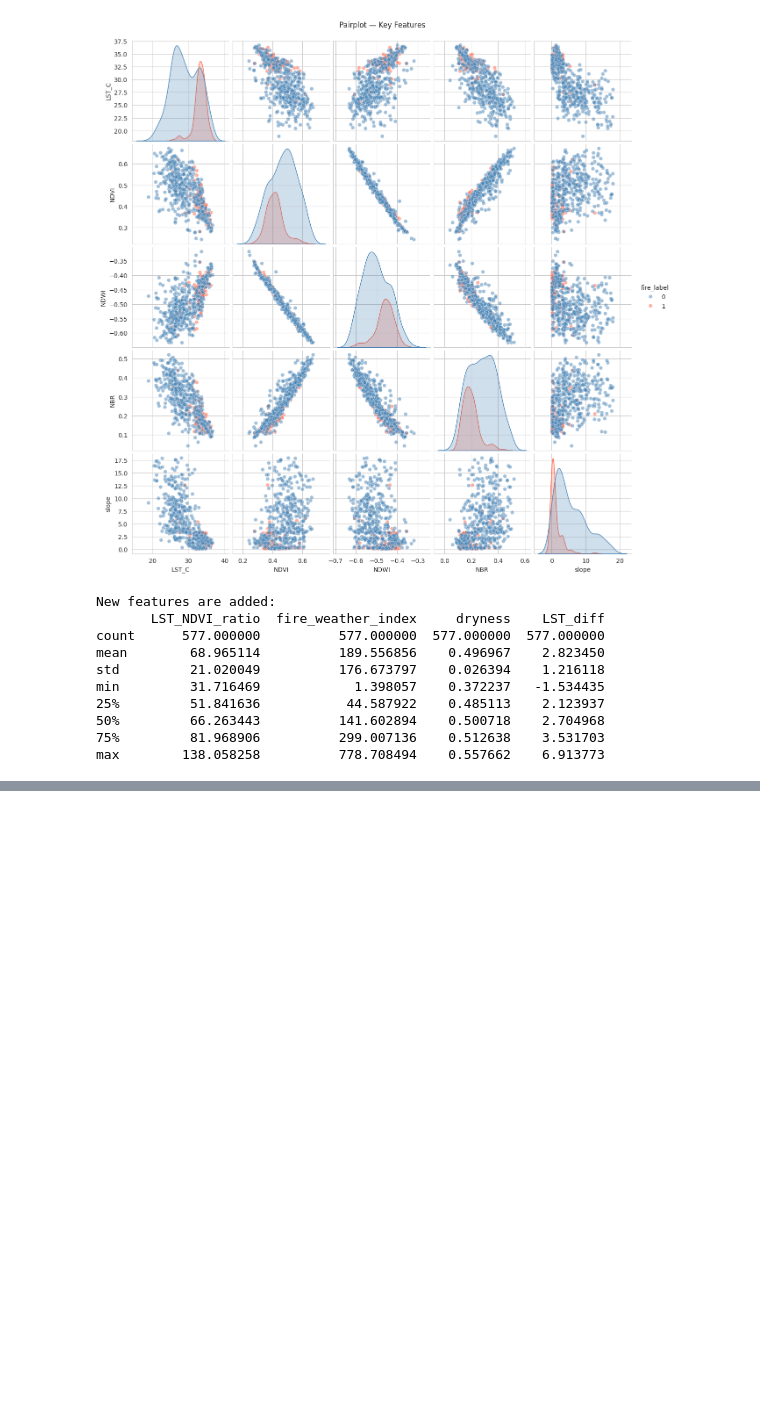
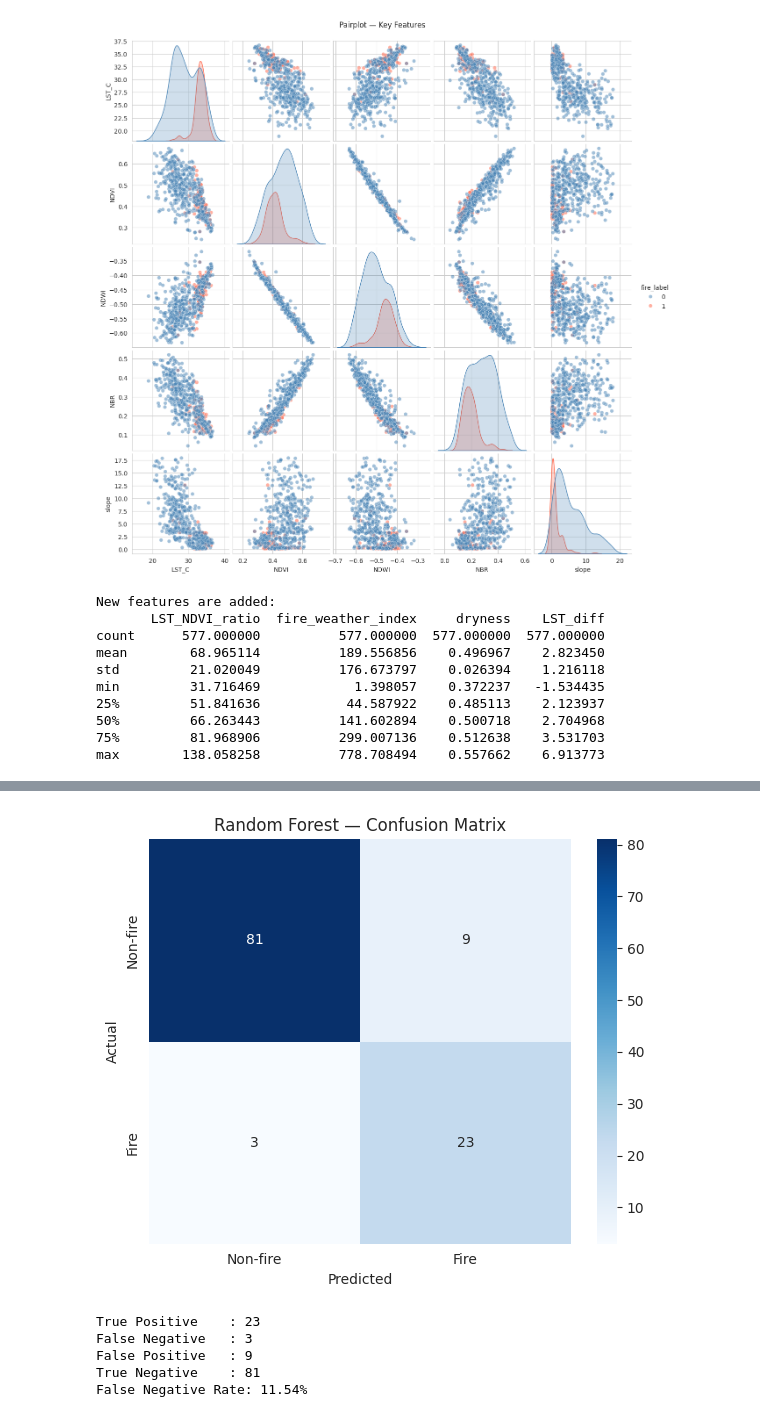
Before and after one commit to beyzahodoglugil/satellite-thermal-digital-twin, a Jupyter notebook: notebooks/fire_risk_model.ipynb, the cells around one changed output, grey strips where cells are left out. Saved outputs shown, nothing was run; the diff lists cells and outputs as text; code cells hidden in the pictures; blank space fills up the shorter version.

```diff
--- a/notebooks/fire_risk_model.ipynb
+++ b/notebooks/fire_risk_model.ipynb
@@ -468 +481,32 @@ Model saved.
+# %%
+from sklearn.metrics import confusion_matrix
+import seaborn as sns
+
+# RF Confusion Matrix
+cm_rf = confusion_matrix(y_test, y_pred_rf)
+
+plt.figure(figsize=(6, 5))
+sns.heatmap(cm_rf, annot=True, fmt='d', cmap='Blues',
+            xticklabels=['Non-fire', 'Fire'],
+            yticklabels=['Non-fire', 'Fire'])
+plt.title('Random Forest — Confusion Matrix')
+plt.xlabel('Predicted')
+plt.ylabel('Actual')
+plt.tight_layout()
+plt.savefig(f'{data_dir}/confusion_matrix_rf.png', dpi=150)
+plt.show()
+
+tn_rf, fp_rf, fn_rf, tp_rf = cm_rf.ravel()
+print(f'True Positive    : {tp_rf}')
+print(f'False Negative   : {fn_rf}')
+print(f'False Positive   : {fp_rf}')
+print(f'True Negative    : {tn_rf}')
+print(f'False Negative Rate: {fn_rf/(fn_rf+tp_rf):.2%}')
+# %% [output]
+[figure, added]
+True Positive    : 23
+False Negative   : 3
+False Positive   : 9
+True Negative    : 81
+False Negative Rate: 11.54%
 # %%
```
Also changed, not shown: parts of 4 cells of this notebook, 3 other files.
